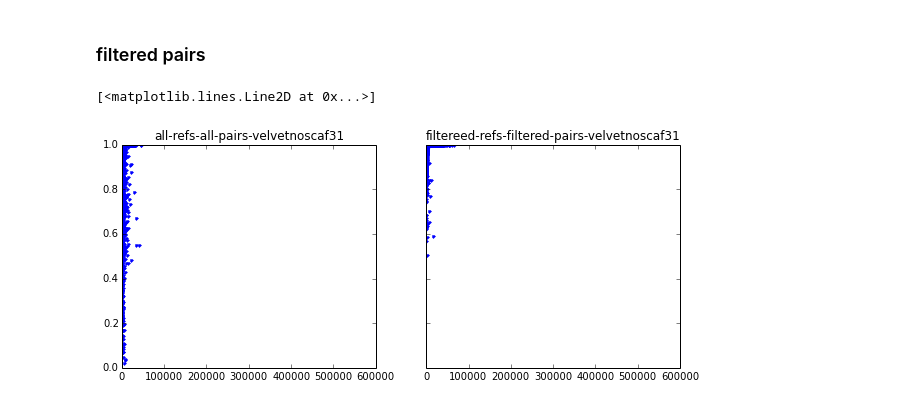
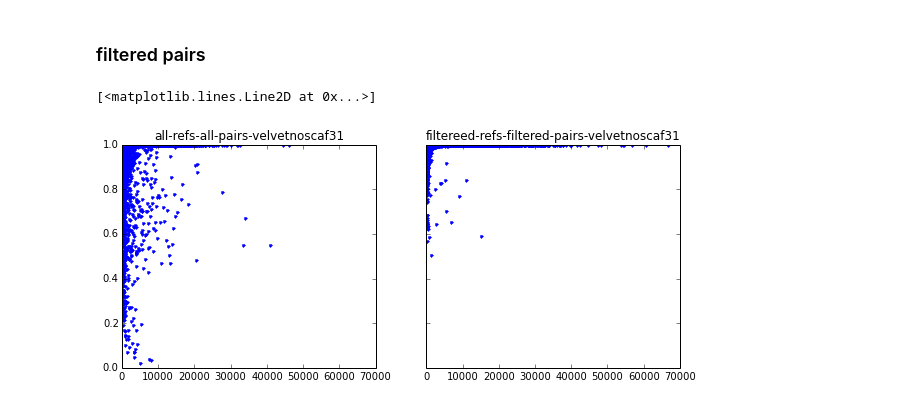
Before and after one commit to inodb/masmvali-publication, a Jupyter notebook: notebooks/LIMS1884-filtered-pairs-assemblies.ipynb, the cells around one changed output. Drawn from its saved outputs; the diff is of its cells as text; code cells hidden in the pictures.

```diff
--- a/notebooks/LIMS1884-filtered-pairs-assemblies.ipynb
+++ b/notebooks/LIMS1884-filtered-pairs-assemblies.ipynb
@@ -64,0 +74,18 @@ for i, s in enumerate(cmp_purities):
+# %%
+mpl.rcParams['figure.figsize'] = 16, 12
+
+cmp_purities = ["velvetnoscaf31", "raynoscaf31", "metavelvetnoscaf31",
+                "velvetnoscafnewbler", "raynoscafnewbler", "metavelvetnoscafnewbler",
+                "velvetnoscafminimus2", "raynoscafminimus2", "metavelvetnoscafminimus2"]
+f, axes = subplots(3, 3, sharex=True, sharey=True)
+for i, s in enumerate(cmp_purities):
+    ax = axes[i/3][i%3]
+    ax.set_title(s)
+    avp = m_even_old.avp.__dict__[s]
+    ax.hist(avp.contig_purity["max_aln_purity"],
+         weights=avp.contig_purity["contig_length"],
+         range=[0.0,1.0], log=1)
+
+# Set common labels
+f.text(0.5, 0.08, 'Purity', ha='center', va='center')
+f.text(0.08, 0.5, 'Number of bases (log)', ha='center', va='center', rotation='vertical')
@@ -64,0 +95,10 @@ for i, s in enumerate(cmp_purities):
+# %%
+mpl.rcParams['figure.figsize'] = 10, 4
+
+f, (ax1, ax2) = subplots(1, 2, sharex=True, sharey=True)
+ax1.hist(m_even_old.avp.velvetnoscaf31.contig_purity["max_aln_purity"],
+         weights=m_even_old.avp.velvetnoscaf31.contig_purity["contig_length"],
+         range=[0.0,1.0], normed=1)
+ax2.hist(m_even_old.avp.raynoscaf31.contig_purity["max_aln_purity"],
+         weights=m_even_old.avp.raynoscaf31.contig_purity["contig_length"],
+         range=[0.0,1.0], normed=1)
@@ -67,13 +115,13 @@ for i, s in enumerate(cmp_purities):
 # %%
 mpl.rcParams['figure.figsize'] = 10, 4
 
 f, (ax1, ax2) = subplots(1, 2, sharex=True, sharey=True)
-ax1.set_xlim([0, 600000])
+#ax1.set_xlim([0, 600000])
 ax1.set_title("all-refs-all-pairs-velvetnoscaf31")
 ax1.plot(m_even_old.avp.velvetnoscaf31.contig_purity["contig_length"], m_even_old.avp.velvetnoscaf31.contig_purity["max_aln_purity"], '.', linewidth=3.0)
 
 ax2.set_title("filtereed-refs-filtered-pairs-velvetnoscaf31")
 ax2.plot(m_even.avp.velvetnoscaf31.contig_purity["contig_length"], m_even.avp.velvetnoscaf31.contig_purity["max_aln_purity"], '.', linewidth=3.0)
 # %% [output]
 [<matplotlib.lines.Line2D at 0x...>]
-[figure, old version]
+[figure, new version]
```
Also changed, not shown: parts of 6 cells of this notebook.
